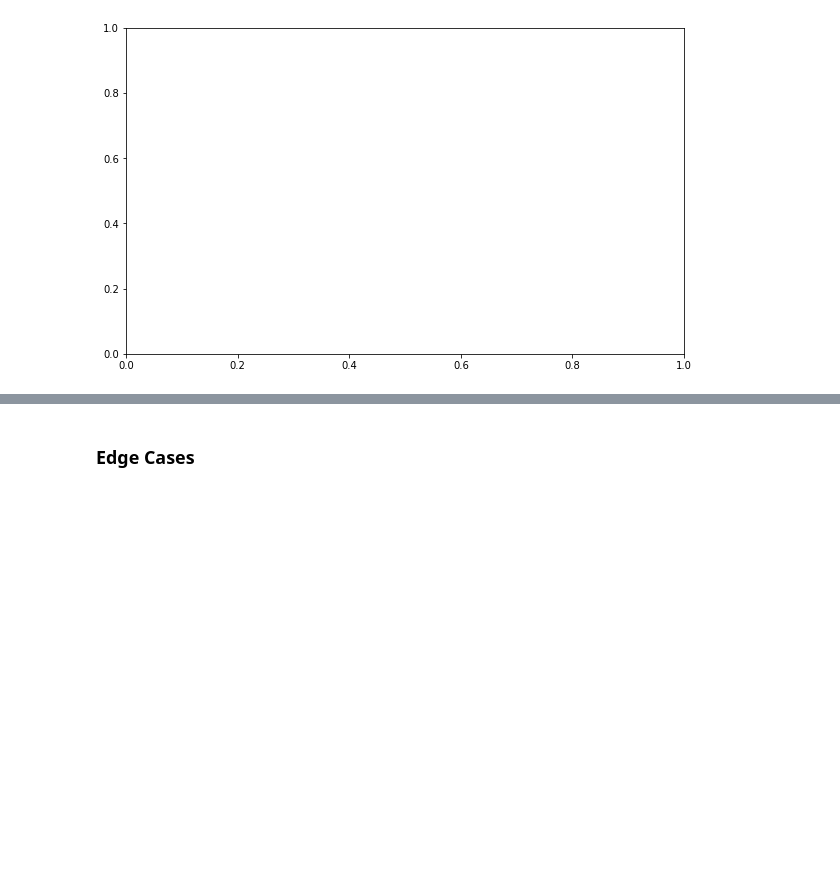
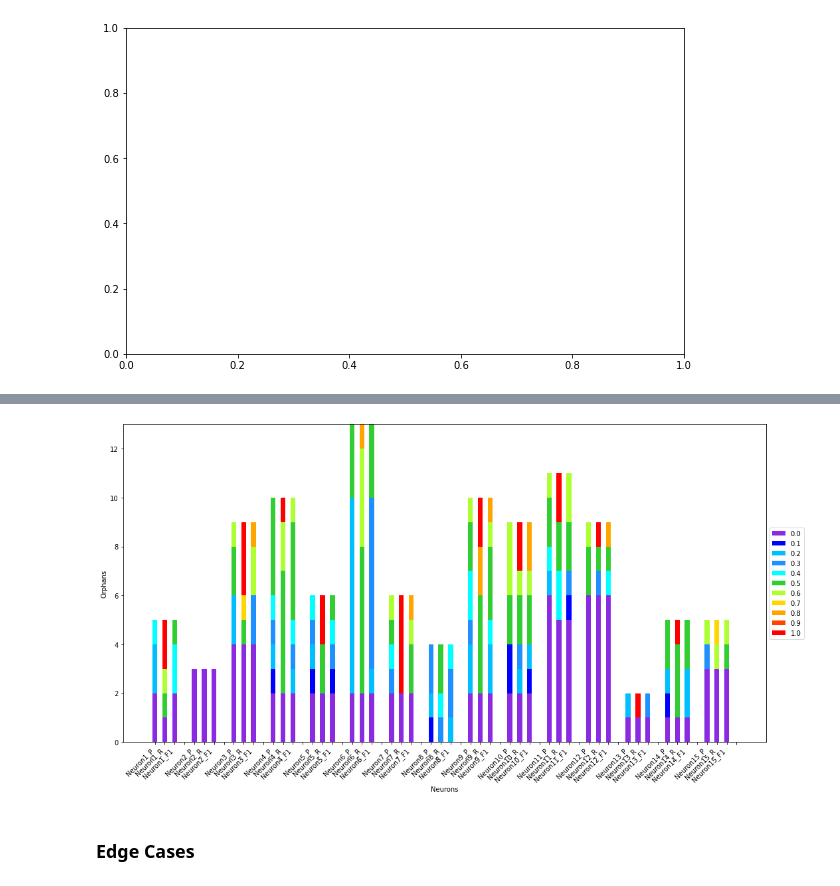
Before and after one commit to aplbrain/campfire, a Jupyter notebook: Final_Results.ipynb, the cells around one changed output, grey strips where cells are left out. Saved outputs shown, nothing was run; the diff lists cells and outputs as text; code cells hidden in the pictures; blank space fills up the shorter version.

```diff
--- a/Final_Results.ipynb
+++ b/Final_Results.ipynb
@@ -1190,3 +1158,100 @@ f1_bar_list = [plt.bar([0, 1, 2, 3, 4, 5, 6, 7, 8, 9, 10, 11, 12, 13, 14], df.f1
+# %%
+neurons = [str(n) for n in grouped_data['Neuron']]
+neurons2 = []
+
+j = 0
+for i in np.arange(0, len(neurons)*4, 4):
+    neurons2.insert(i, 'Neuron'+ str(j+1) +'_P')
+    neurons2.insert(i+1, 'Neuron' + str(j+1) +'_R')
+    neurons2.insert(i+2, 'Neuron' + str(j+1) +'_F1')
+    neurons2.insert(i+3, '...'+str(j+1))
+    j += 1
+
+precisions = grouped_data['all_precision']
+recalls = grouped_data['all_recalls']
+F1s = grouped_data['all_F1']
+
+# Counting the frequency of each precision value for each neuron
+precision_freq = np.zeros((len(neurons), 11))
+for i, precision in enumerate(precisions):
+    for val in precision:
+        precision_freq[i, int(val * 10)] += 1
+
+# Counting the frequency of each recall value for each neuron
+recall_freq = np.zeros((len(neurons), 11))
+for i, recall in enumerate(recalls):
+    for val in recall:
+        recall_freq[i, int(val * 10)] += 1
+
+# Counting the frequency of each F1 value for each neuron
+F1_freq = np.zeros((len(neurons), 11))
+for i, F1 in enumerate(F1s):
+    for val in F1:
+        F1_freq[i, int(val * 10)] += 1
+
+fig, ax = plt.subplots(figsize=(15, 8), facecolor='white')
+colors = ['#8A2BE2', '#0000FF', '#00BFFF', '#1E90FF', '#00FFFF',
+          '#32CD32', '#ADFF2F', '#FFD700', '#FFA500', '#FF4500', '#FF0000']
+
+bars = []
+labels = [str(round(a/10, 1)) for a in range(11)]
+bottom = np.zeros(len(neurons2))
+color_index = 0
+
+#w: widths for each bar
+w = np.zeros(len(neurons)*4)
+bar_width = 0.5
+for i in np.arange(0,len(neurons)*4,4):
+    w[i] = bar_width
+    w[i+1] = bar_width
+    w[i+2] = bar_width
+    w[i+3] = bar_width * 0.1
+
+for i in range(11):
+    prec_freq = precision_freq[:, i]
+    rec_freq = recall_freq[:, i]
+    f1_freq = F1_freq[:, i]
+    empty_bars = np.zeros(len(f1_freq))
+
+    prec_rec_f1 = np.zeros(len(neurons2))
+    j = 0
+
+    for i in np.arange(0,len(neurons)*4,4):
+
+        prec_rec_f1[i] = prec_freq[j]
+        prec_rec_f1[i+1] = rec_freq[j]
+        prec_rec_f1[i+2] = f1_freq[j]
+        prec_rec_f1[i+3] = empty_bars[j]
+        j+=1
+
+    bar = ax.bar(neurons2, prec_rec_f1, bottom=bottom, color=colors[color_index], width = w)
+    bars.append(bar[0])
+    bottom += prec_rec_f1
+    color_index += 1
+
+# Legend for the accuracy values
+ax.legend(bars, labels, bbox_to_anchor=(1, 0.5), loc='center left')
+
+ax.set_xlabel('Neurons')
+ax.set_ylabel('Orphans')
+# ax.set_title('Frequency of Accuracies for Each Neuron')
+
+# Setting the ticks on the x-axis and rotating labels
+ax.set_xticks(neurons2)
+ax.set_xticklabels(neurons2, rotation=45, ha='right')
+
+plt.tight_layout()
+
+colors = ['black', 'black', 'black', 'white']
+for i in range(len(neurons)):
+    colors = colors + colors
+
+for xtick, color in zip(ax.get_xticklabels(), colors):
+    xtick.set_color(color)
+
+plt.show()
+# %% [output]
+[figure, added]
 # %% [markdown]
 ### Edge Cases
 # %% [markdown]
```
Also changed, not shown: parts of 7 cells of this notebook.
